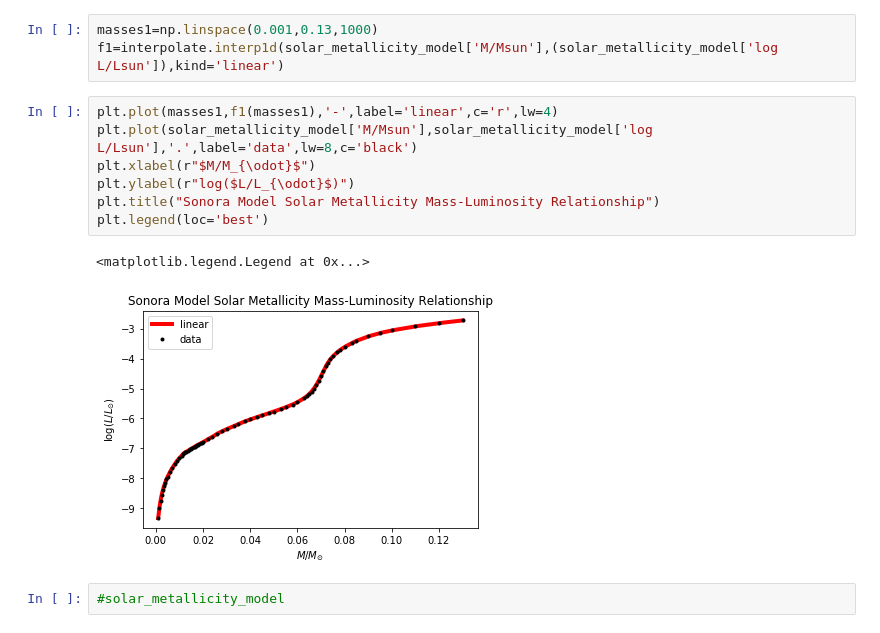
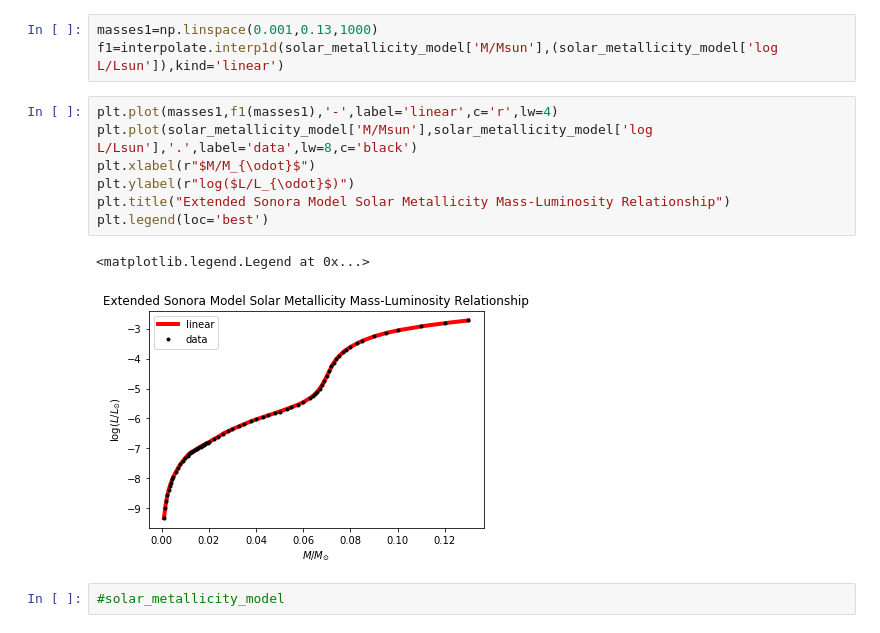
Before and after one commit to dhilligo/BDwarfLumFunction, a Jupyter notebook: GCNS Table Analysis.ipynb, the cells around one changed output. Cells and saved outputs as stored; diff of their text form.

```diff
--- a/GCNS Table Analysis.ipynb
+++ b/GCNS Table Analysis.ipynb
@@ -652,13 +628,13 @@ f1=interpolate.interp1d(solar_metallicity_model['M/Msun'],(solar_metallicity_mod
 # %%
 plt.plot(masses1,f1(masses1),'-',label='linear',c='r',lw=4)
 plt.plot(solar_metallicity_model['M/Msun'],solar_metallicity_model['log L/Lsun'],'.',label='data',lw=8,c='black')
 plt.xlabel(r"$M/M_{\odot}$")
 plt.ylabel(r"log($L/L_{\odot}$)")
-plt.title("Sonora Model Solar Metallicity Mass-Luminosity Relationship")
+plt.title("Extended Sonora Model Solar Metallicity Mass-Luminosity Relationship")
 plt.legend(loc='best')
 # %% [output]
 <matplotlib.legend.Legend at 0x...>
-[figure, old version]
+[figure, new version]
 # %%
 #solar_metallicity_model
 # %%
```
Also changed, not shown: parts of 5 cells of this notebook.
